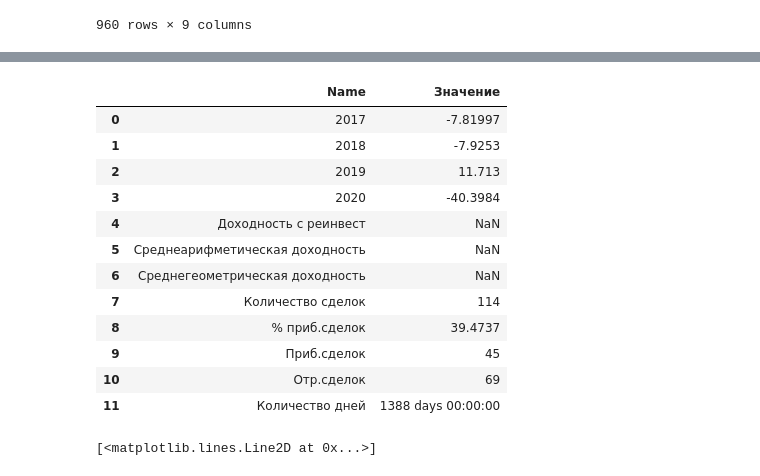
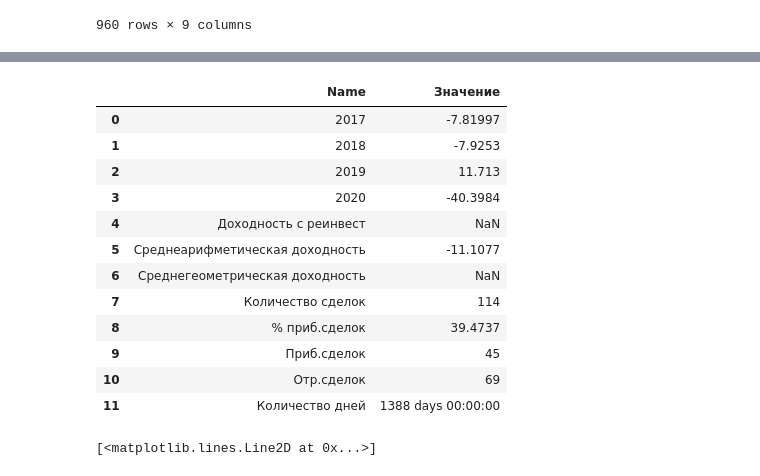
Before and after one commit to Danis2019/DanisRushanStudio1, a Jupyter notebook: DanRush11.ipynb, the cells around one changed output, grey strips where cells are left out. Drawn from its saved outputs; the diff is of its cells as text; code cells hidden in the pictures.

```diff
--- a/DanRush11.ipynb
+++ b/DanRush11.ipynb
@@ -31,7 +31,7 @@ data.drop('<PER>', axis = 1, inplace = True)
 data.drop('<TICKER>', axis = 1, inplace = True)
 data.drop('<TIME>', axis = 1, inplace = True)
 #Добавляем нужные нам столбцы
-data['datayear'] = 0
+data['data_year'] = 0
 data['long'] = 0
 data['short'] = 0
 data['long exit'] = 0
@@ -83,16 +83,16 @@ dtype: object
 # %%
 #Заносим информацию в столбцах в numpy массивы
 
-datayear = np.array(data['datayear'])
+data_year = np.array(data['data_year'])
 close = np.array(data['<CLOSE>'])
 long = np.array(data['long'])
 short = np.array(data['short'])
 long_exit = np.array(data['long exit'])
 short_exit = np.array(data['short exit'])
 position = np.array(data['position'])
-pustoi_stolbets =np.array(data[''])
-sdelka = np.array(data['Сделка']) # Этот массив будет типа string
-dnevnaiadohodnost =np.array(data['Дневная доходность'])
+money =np.array(data[''])
+transaction = np.array(data['Сделка']) # Этот массив будет типа string
+day_incomes =np.array(data['Дневная доходность'])
 equity = np.array(data['equity'])
 equity[0]=100
 drawdown = np.array(data['drawdown'])
@@ -190,13 +190,13 @@ data.head(20) # Выведем первые 20 значений, чтобы пр
 #2)возвращает самое большое значение equity, у которой год равен year
 #деленное на значение equity соответствующего строке, номер которой равен максимальному значению из 2 и
 # номером столбца первого появившегося значения year минус 1
-def pribil(year, equity, datayear):
+def profit(year, equity, data_year,):
     first = False
     equitymin = 1
-    for i in range(0,len(datayear)):
-        if datayear[i] == year:
+    for i in range(0,len(data_year)):
+        if data_year[i] == year:
             if first == False:
-                firstdatayearcolumn = i + 1 # В Excel файле нумерация начинается с 1 и туда входит оглавление
+                firstdatayearcolumn = i - 1 # В Excel файле нумерация начинается с 1 и туда входит оглавление
                 first = True                # А в нашей таблице с 0 поэтому в формуле вместо - 1 будет + 1
             if equity[i] < equitymin:
                 equitymax = equity[i]
@@ -205,51 +205,61 @@ def pribil(year, equity, datayear):
     return result*100
 # %%
 #Алгоритм подсчёта прибыльных и отрицательных сделок
-pribiln_znach = 0
-otr_znach = 0
-for i in range(2,len(sdelka)):
-    if sdelka[i] > 0:
-        pribiln_znach += 1
-    elif sdelka[i] < 0:
-        otr_znach += 1
+uncurrent_digit = 0
+minus_digit = 0
+overage_digit = 0
+geom_mean_digit = 1
+for i in range(2,len(transaction)):
+    if transaction[i] > 0:
+        uncurrent_digit += 1
+    elif transaction[i] < 0:
+        minus_digit += 1
 
 data2 = pd.DataFrame() # Создадим новую таблицу, чтобы вывести её на новом листе
 # Алгоритм для нахождения значний для 2017, 2018, 2019 и 2020 годов
 year = min(data['<DATE>']).year
-lineyear =  {'Name': year,'Значение':pribil(year,equity/100, datayear)}
+lineyear =  {'Name': year,'Значение':profit(year,equity/100, data_year)}
+numerator_sum = profit(year,equity/100, data_year)
+numerator_composition= numerator_sum
+denuminator = 1
 data2 = data2.append(lineyear, ignore_index = True)
 while(year < max(data['<DATE>']).year):
     year += 1
-    line_year =  {'Name': year,'Значение':pribil(year,equity /100, datayear)}
+    numerator_sum += profit(year,equity/100, data_year)
+    numerator_composition *= profit(year,equity/100, data_year)
+    line_year =  {'Name': year,'Значение':profit(year,equity /100, data_year)}
     data2 = data2.append(line_year, ignore_index = True)
+    denuminator += 1
+overage_digit = numerator_sum / denuminator
+geom_mean_digit = pow(numerator_composition,(1/denuminator)
 #Заполняем и выводим все строки
-dohodnost = {'Name':'Доходность с реинвест'}
-srarifm = {'Name':'Среднеарифметическая доходность'}
-srgeom = {'Name':'Среднегеометрическая доходность'}
-kolvo_sdeloc = {'Name':'Количество сделок', 'Значение': pribiln_znach + otr_znach}
-pros_pribiln = {'Name':'% приб.сделок','Значение': pribiln_znach/(pribiln_znach + otr_znach) * 100}
-pribiln = {'Name':'Приб.сделок','Значение': pribiln_znach}
-otr = {'Name':'Отр.сделок','Значение': otr_znach}
+income = {'Name':'Доходность с реинвест'}
+sum_deal = {'Name':'Количество сделок', 'Значение': uncurrent_digit + minus_digit}
+pros_profit = {'Name':'% приб.сделок','Значение': uncurrent_digit/(uncurrent_digit + minus_digit) * 100}
+pribiln = {'Name':'Приб.сделок','Значение': uncurrent_digit}
+minus = {'Name':'Отр.сделок','Значение': minus_digit}
 zero = {'Name':'Нулевых сделок'}
-kolvo_dney = {'Name':'Количество дней', 'Значение': data['<DATE>'][len(data['<DATE>'])-1] - data['<DATE>'][0]}
+total_days = {'Name':'Количество дней', 'Значение': data['<DATE>'][len(data['<DATE>'])-1] - data['<DATE>'][0]}
+overage = {'Name':'Среднеарифметическая доходность', 'Значение' :overage_digit}
+geom_mean = {'Name':'Среднегеометрическая доходность','Значение' :geom_mean_digit}
 
-data2 = data2.append(dohodnost, ignore_index = True)
-data2 = data2.append(srarifm, ignore_index = True)
-data2 = data2.append(srgeom, ignore_index = True)
-data2 = data2.append(kolvo_sdeloc, ignore_index = True)
-data2 = data2.append(pros_pribiln, ignore_index = True)
+data2 = data2.append(income, ignore_index = True)
+data2 = data2.append(overage, ignore_index = True)
+data2 = data2.append(geom_mean, ignore_index = True)
+data2 = data2.append(sum_deal, ignore_index = True)
+data2 = data2.append(pros_profit, ignore_index = True)
 data2 = data2.append(pribiln, ignore_index = True)
-data2 = data2.append(otr, ignore_index = True)
-data2 = data2.append(kolvo_dney, ignore_index = True)
+data2 = data2.append(minus, ignore_index = True)
+data2 = data2.append(total_days, ignore_index = True)
 data2
 # %% [output]
 |  | Name | Значение |
 | 0 | 2017 | -7.81997 |
 | 1 | 2018 | -7.9253 |
 | 2 | 2019 | 11.713 |
 | 3 | 2020 | -40.3984 |
 | 4 | Доходность с реинвест | NaN |
-| 5 | Среднеарифметическая доходность | NaN |
+| 5 | Среднеарифметическая доходность | -11.1077 |
 | 6 | Среднегеометрическая доходность | NaN |
 | 7 | Количество сделок | 114 |
 | 8 | % приб.сделок | 39.4737 |
```
Also changed, not shown: parts of 3 cells of this notebook.
